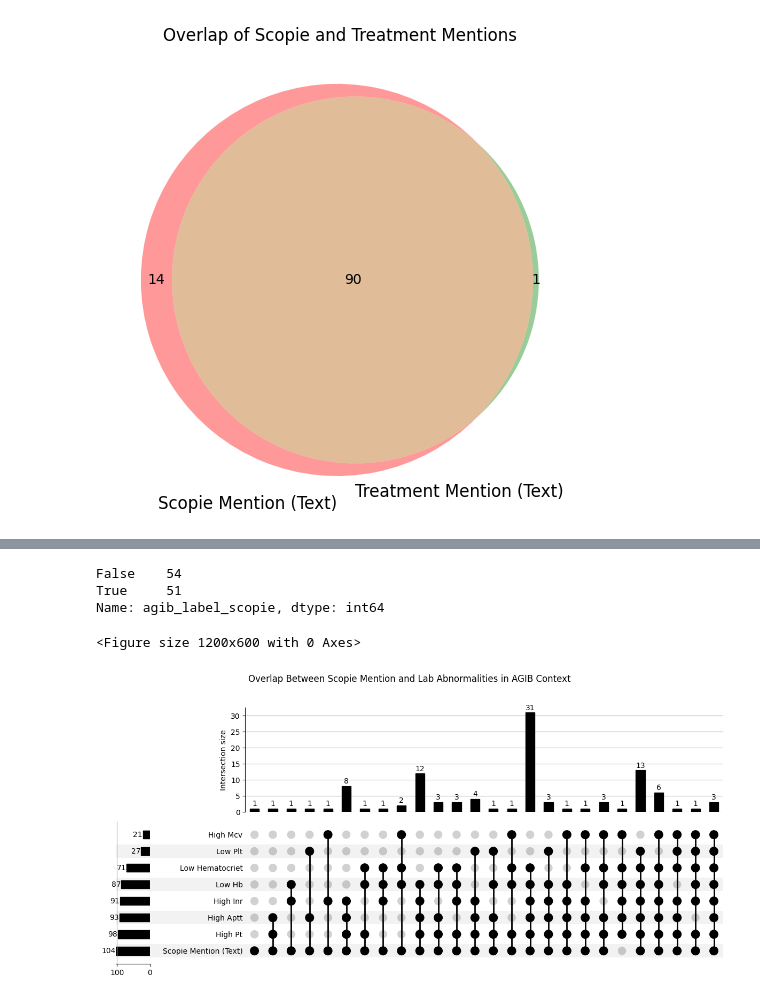
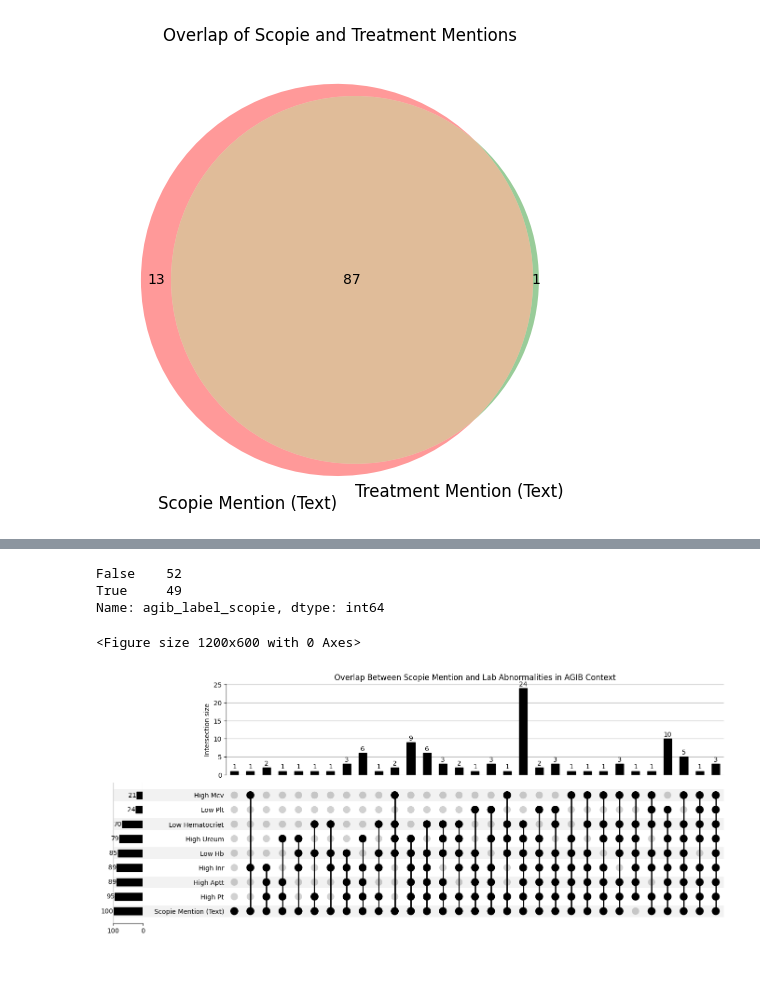
Before and after one commit to Yannique00/Master_Thesis, a Jupyter notebook: final.ipynb, the cells around one changed output, grey strips where cells are left out. Drawn from its saved outputs; the diff is of its cells as text; code cells hidden in the pictures; blank space fills up the shorter version.

```diff
--- a/final.ipynb
+++ b/final.ipynb
@@ -1023,7 +1156,7 @@ from upsetplot import UpSet, from_memberships
 
 # Step 1: Define each group
 df['abnormal_lab_panel'] = df[[
-    'low_hb', 'low_hematocriet', 'low_plt',
+    'low_hb', 'low_hematocriet', 'low_plt', 'high_ureum',
     'high_mcv', 'high_inr', 'high_aptt', 'high_pt'
 ]].sum(axis=1, skipna=True) >= 2
 
@@ -1116,3 +1251,15 @@ plt.title("Overlap of Scopie and Treatment Mentions")
 plt.show()
 # %% [output]
 [figure]
+# %%
+df['agib_label_scopie'] = (
+    df['scopie_final'] &
+
+    (
+    df[['scopie_after_seh', 'final_hb_drop_evidence', 'is_seh'
+                        ]].sum(axis=1, skipna=True) >= 2)
+
+
+)
+
+df['agib_label_scopie'].value_counts()
@@ -1121,7 +1272,7 @@ df['agib_label_scopie'] = (
     df['scopie_final'] &
     (
     (df_final_complete[[
-    'low_hb', 'low_hematocriet', 'low_plt',
+    'low_hb', 'low_hematocriet', 'low_plt', 'high_ureum',
     'high_mcv', 'high_inr', 'high_aptt', 'high_pt'
     ]].sum(axis=1, skipna=True) >= 2) |
     (
@@ -1141,7 +1292,7 @@ df['agib_label_scopie'] = (
     df['scopie_final'] & df['scopie_after_seh'] &
     (
     (df_final_complete[[
-    'low_hb', 'low_hematocriet', 'low_plt',
+    'low_hb', 'low_hematocriet', 'low_plt', 'high_ureum',
     'high_mcv', 'high_inr', 'high_aptt', 'high_pt'
     ]].sum(axis=1, skipna=True) >= 2) |
     (
@@ -1153,8 +1304,8 @@ df['agib_label_scopie'] = (
 
 df['agib_label_scopie'].value_counts()
 # %% [output]
-False    54
-True     51
+False    52
+True     49
 Name: agib_label_scopie, dtype: int64
 # %%
 from upsetplot import from_memberships, UpSet
@@ -1162,37 +1313,37 @@ import matplotlib.pyplot as plt
 
 # Define the individual variables to include
 lab_columns = [
-    'low_hb', 'low_hematocriet', 'low_plt',
+    'low_hb', 'low_hematocriet', 'low_plt', 'high_ureum',
     'high_mcv', 'high_inr', 'high_aptt', 'high_pt'
 ]
 
 # Initialize list to store set memberships
 memberships = []
 
 # Iterate through each row to build sets
 for _, row in df.iterrows():
     sets = []
     if row.get("scopie_final"):
         sets.append("Scopie Mention (Text)")
     for col in lab_columns:
         if row.get(col):
             sets.append(col.replace('_', ' ').title())  # Make names cleaner
     if sets:  # Only include rows with at least one True
         memberships.append(sets)
 
 # Generate UpSet data
 upset_data = from_memberships(memberships)
 
 # Plot
 plt.figure(figsize=(12, 6))
 upset = UpSet(upset_data, subset_size='count', show_counts=True)
 upset.plot()
-plt.suptitle("Overlap Between Scopie Mention and Lab Abnormalities in AGIB Context")
+plt.title("Overlap Between Scopie Mention and Lab Abnormalities in AGIB Context")
 plt.tight_layout()
 plt.show()
 # %% [output]
 <Figure size 1200x600 with 0 Axes>
-[figure, old version]
+[figure, new version]
 # %%
 import pandas as pd
 from matplotlib import pyplot as plt
```
Also changed, not shown: parts of 78 cells of this notebook, 9 other files.
